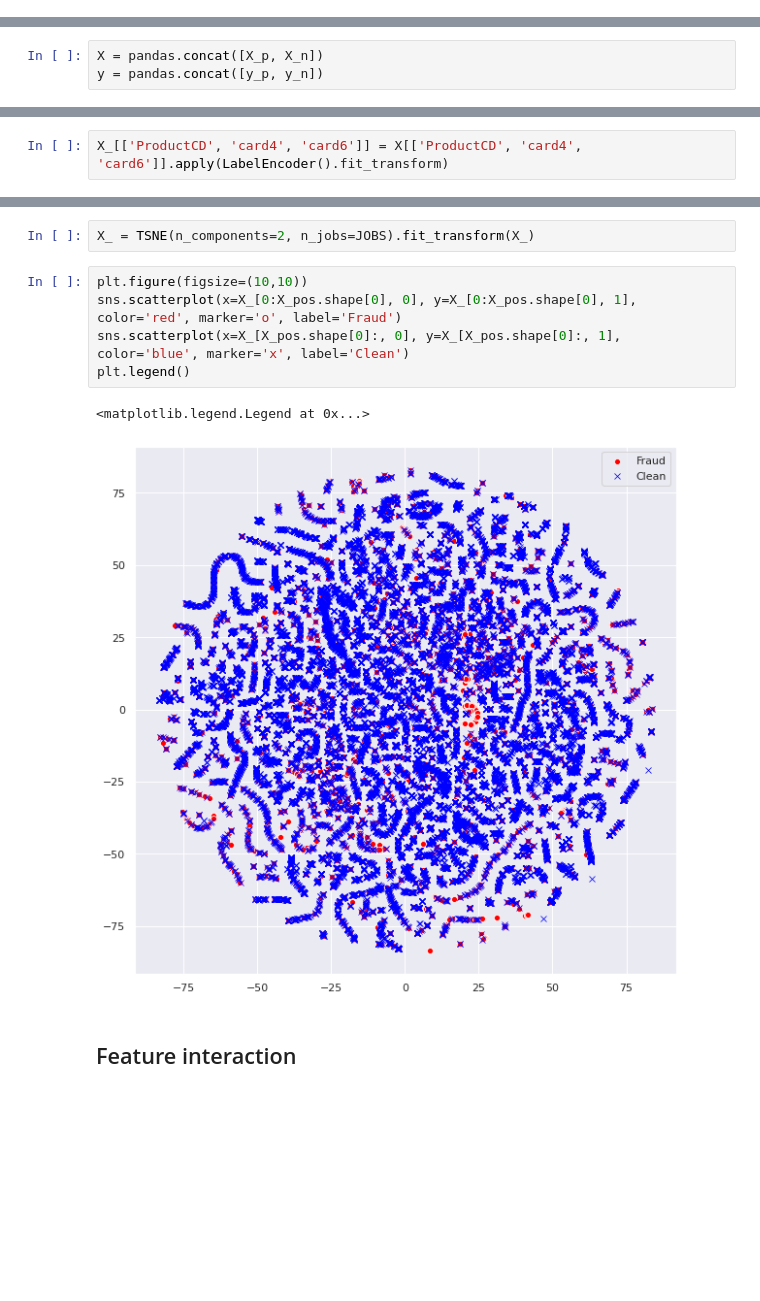
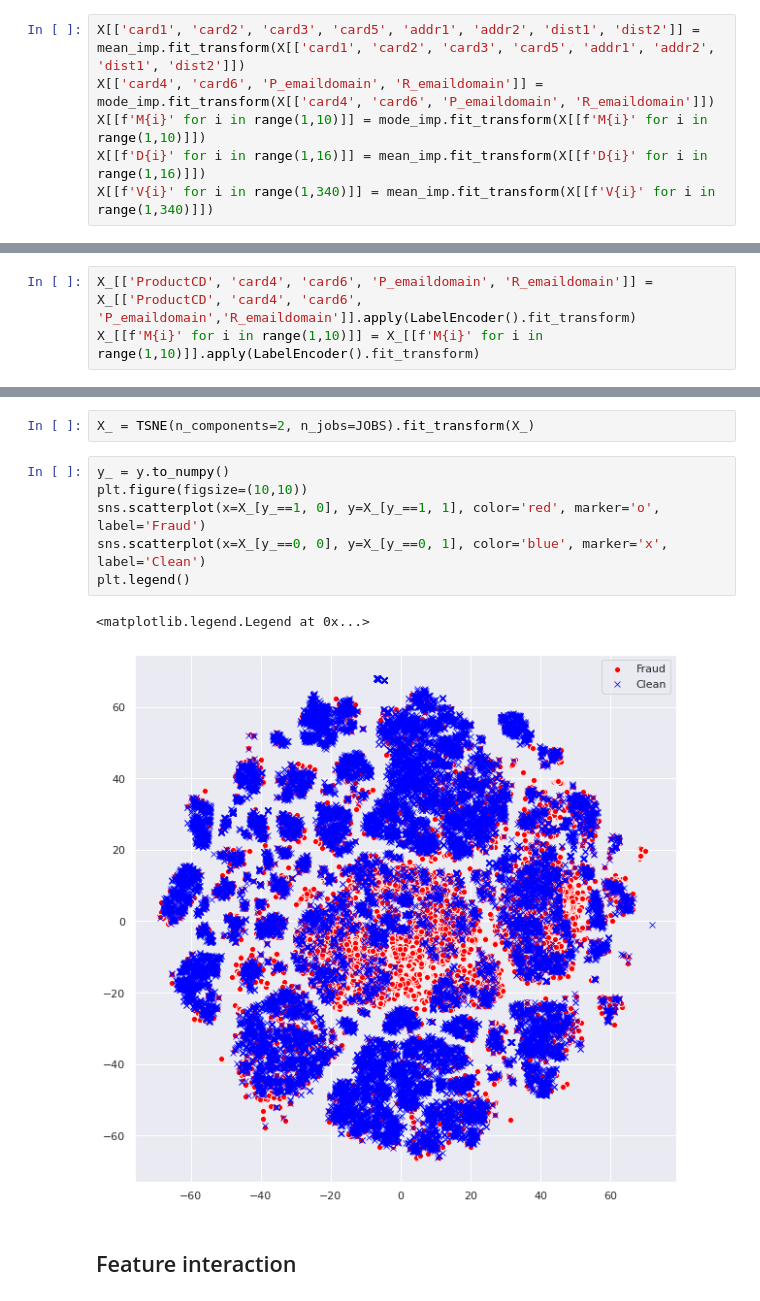
Before and after one commit to VladimirIsakov91/IEEE-CISFraudDetection, a Jupyter notebook: IEEE-CISFraudDetection.ipynb, the cells around one changed output, grey strips where cells are left out. Saved outputs shown, nothing was run; the diff lists cells and outputs as text; blank space fills up the shorter version.

```diff
--- a/IEEE-CISFraudDetection.ipynb
+++ b/IEEE-CISFraudDetection.ipynb
@@ -106 +137,7 @@ X[['card4', 'card6']] = mode_imp.fit_transform(X[['card4', 'card6']])
+# %%
+X[['card1', 'card2', 'card3', 'card5', 'addr1', 'addr2', 'dist1', 'dist2']] = mean_imp.fit_transform(X[['card1', 'card2', 'card3', 'card5', 'addr1', 'addr2', 'dist1', 'dist2']])
+X[['card4', 'card6', 'P_emaildomain', 'R_emaildomain']] = mode_imp.fit_transform(X[['card4', 'card6', 'P_emaildomain', 'R_emaildomain']])
+X[[f'M{i}' for i in range(1,10)]] = mode_imp.fit_transform(X[[f'M{i}' for i in range(1,10)]])
+X[[f'D{i}' for i in range(1,16)]] = mean_imp.fit_transform(X[[f'D{i}' for i in range(1,16)]])
+X[[f'V{i}' for i in range(1,340)]] = mean_imp.fit_transform(X[[f'V{i}' for i in range(1,340)]])
 # %%
@@ -146,6 +178,3 @@ sns.countplot(x='card6', data=X_p, ax=ax[3,1], color='red')
 # %% [output]
 <AxesSubplot:xlabel='card6', ylabel='count'>
 [figure]
-# %%
-X = pandas.concat([X_p, X_n])
-y = pandas.concat([y_p, y_n])
@@ -162,7 +181,8 @@ X.head()
 # %%
 X_ = X.copy()
-# %%
-X_[['ProductCD', 'card4', 'card6']] = X[['ProductCD', 'card4', 'card6']].apply(LabelEncoder().fit_transform)
+# %%
+X_[['ProductCD', 'card4', 'card6', 'P_emaildomain', 'R_emaildomain']] = X_[['ProductCD', 'card4', 'card6', 'P_emaildomain','R_emaildomain']].apply(LabelEncoder().fit_transform)
+X_[[f'M{i}' for i in range(1,10)]] = X_[[f'M{i}' for i in range(1,10)]].apply(LabelEncoder().fit_transform)
 # %%
 X_.head()
 # %% [output]
@@ -178,13 +199,14 @@ X_ = MinMaxScaler().fit_transform(X_)
 # %%
 X_ = TSNE(n_components=2, n_jobs=JOBS).fit_transform(X_)
 # %%
+y_ = y.to_numpy()
 plt.figure(figsize=(10,10))
-sns.scatterplot(x=X_[0:X_pos.shape[0], 0], y=X_[0:X_pos.shape[0], 1], color='red', marker='o', label='Fraud')
-sns.scatterplot(x=X_[X_pos.shape[0]:, 0], y=X_[X_pos.shape[0]:, 1], color='blue', marker='x', label='Clean')
+sns.scatterplot(x=X_[y_==1, 0], y=X_[y_==1, 1], color='red', marker='o', label='Fraud')
+sns.scatterplot(x=X_[y_==0, 0], y=X_[y_==0, 1], color='blue', marker='x', label='Clean')
 plt.legend()
 # %% [output]
 <matplotlib.legend.Legend at 0x...>
-[figure, old version]
+[figure, new version]
 # %% [markdown]
 ## Feature interaction
 # %%
```
Also changed, not shown: parts of 42 cells of this notebook.
